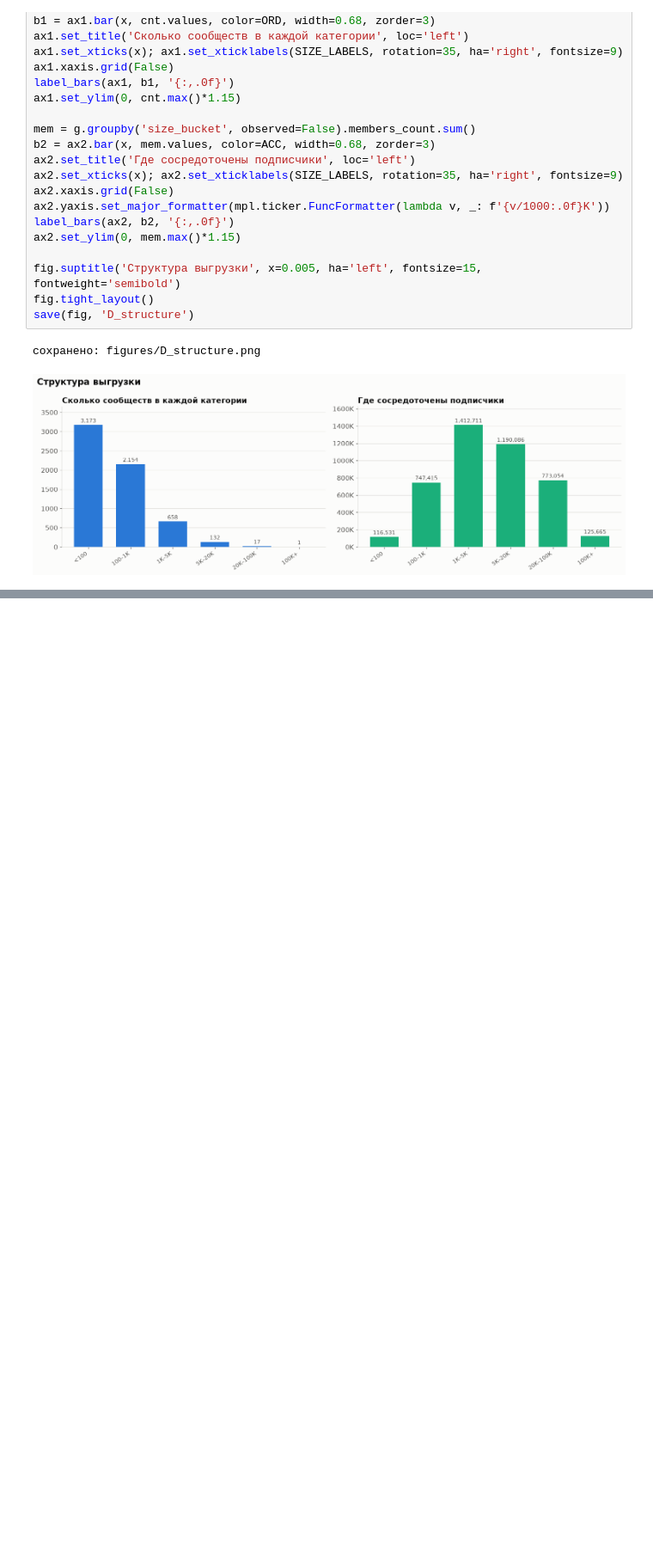
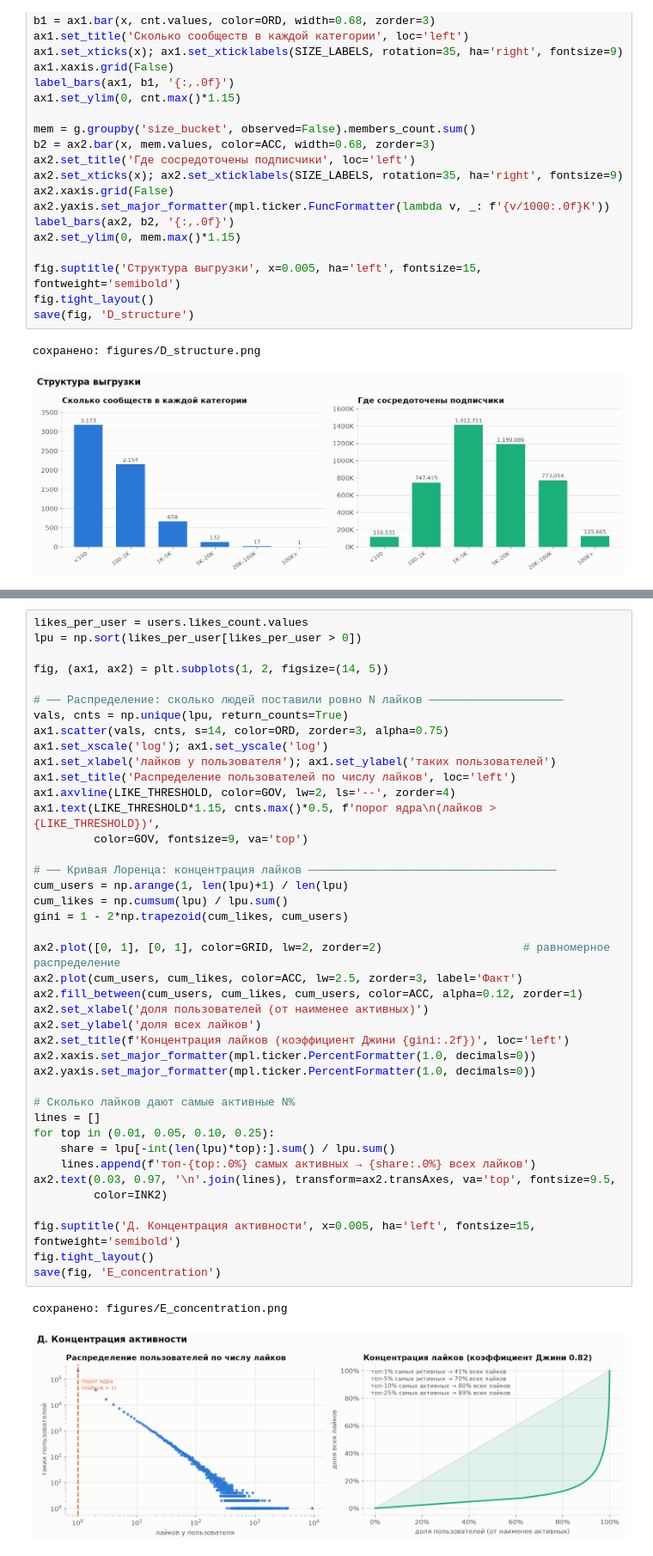
Before and after one commit to plombir1917/loyal-audience, a Jupyter notebook: analytics/audience_report.ipynb, the cells around one changed output, grey strips where cells are left out. Shown at 86% size. Saved outputs shown, nothing was run; the diff lists cells and outputs as text; blank space fills up the shorter version.

```diff
--- a/analytics/audience_report.ipynb
+++ b/analytics/audience_report.ipynb
@@ -528,0 +537,44 @@ top.style.format({'avg_likes_per_post': '{:.1f}', 'share_likes_from_subs': '{:.1
+# %%
+likes_per_user = users.likes_count.values
+lpu = np.sort(likes_per_user[likes_per_user > 0])
+
+fig, (ax1, ax2) = plt.subplots(1, 2, figsize=(14, 5))
+
+# ── Распределение: сколько людей поставили ровно N лайков ────────────────────
+vals, cnts = np.unique(lpu, return_counts=True)
+ax1.scatter(vals, cnts, s=14, color=ORD, zorder=3, alpha=0.75)
+ax1.set_xscale('log'); ax1.set_yscale('log')
+ax1.set_xlabel('лайков у пользователя'); ax1.set_ylabel('таких пользователей')
+ax1.set_title('Распределение пользователей по числу лайков', loc='left')
+ax1.axvline(LIKE_THRESHOLD, color=GOV, lw=2, ls='--', zorder=4)
+ax1.text(LIKE_THRESHOLD*1.15, cnts.max()*0.5, f'порог ядра\n(лайков > {LIKE_THRESHOLD})',
+         color=GOV, fontsize=9, va='top')
+
+# ── Кривая Лоренца: концентрация лайков ─────────────────────────────────────
+cum_users = np.arange(1, len(lpu)+1) / len(lpu)
+cum_likes = np.cumsum(lpu) / lpu.sum()
+gini = 1 - 2*np.trapezoid(cum_likes, cum_users)
+
+ax2.plot([0, 1], [0, 1], color=GRID, lw=2, zorder=2)                     # равномерное распределение
+ax2.plot(cum_users, cum_likes, color=ACC, lw=2.5, zorder=3, label='Факт')
+ax2.fill_between(cum_users, cum_likes, cum_users, color=ACC, alpha=0.12, zorder=1)
+ax2.set_xlabel('доля пользователей (от наименее активных)')
+ax2.set_ylabel('доля всех лайков')
+ax2.set_title(f'Концентрация лайков (коэффициент Джини {gini:.2f})', loc='left')
+ax2.xaxis.set_major_formatter(mpl.ticker.PercentFormatter(1.0, decimals=0))
+ax2.yaxis.set_major_formatter(mpl.ticker.PercentFormatter(1.0, decimals=0))
+
+# Сколько лайков дают самые активные N%
+lines = []
+for top in (0.01, 0.05, 0.10, 0.25):
+    share = lpu[-int(len(lpu)*top):].sum() / lpu.sum()
+    lines.append(f'топ-{top:.0%} самых активных → {share:.0%} всех лайков')
+ax2.text(0.03, 0.97, '\n'.join(lines), transform=ax2.transAxes, va='top', fontsize=9.5,
+         color=INK2)
+
+fig.suptitle('Д. Концентрация активности', x=0.005, ha='left', fontsize=15, fontweight='semibold')
+fig.tight_layout()
+save(fig, 'E_concentration')
+# %% [output]
+сохранено: figures/E_concentration.png
+[figure, added]
```
Also changed, not shown: parts of 9 cells of this notebook, 10 other files.
